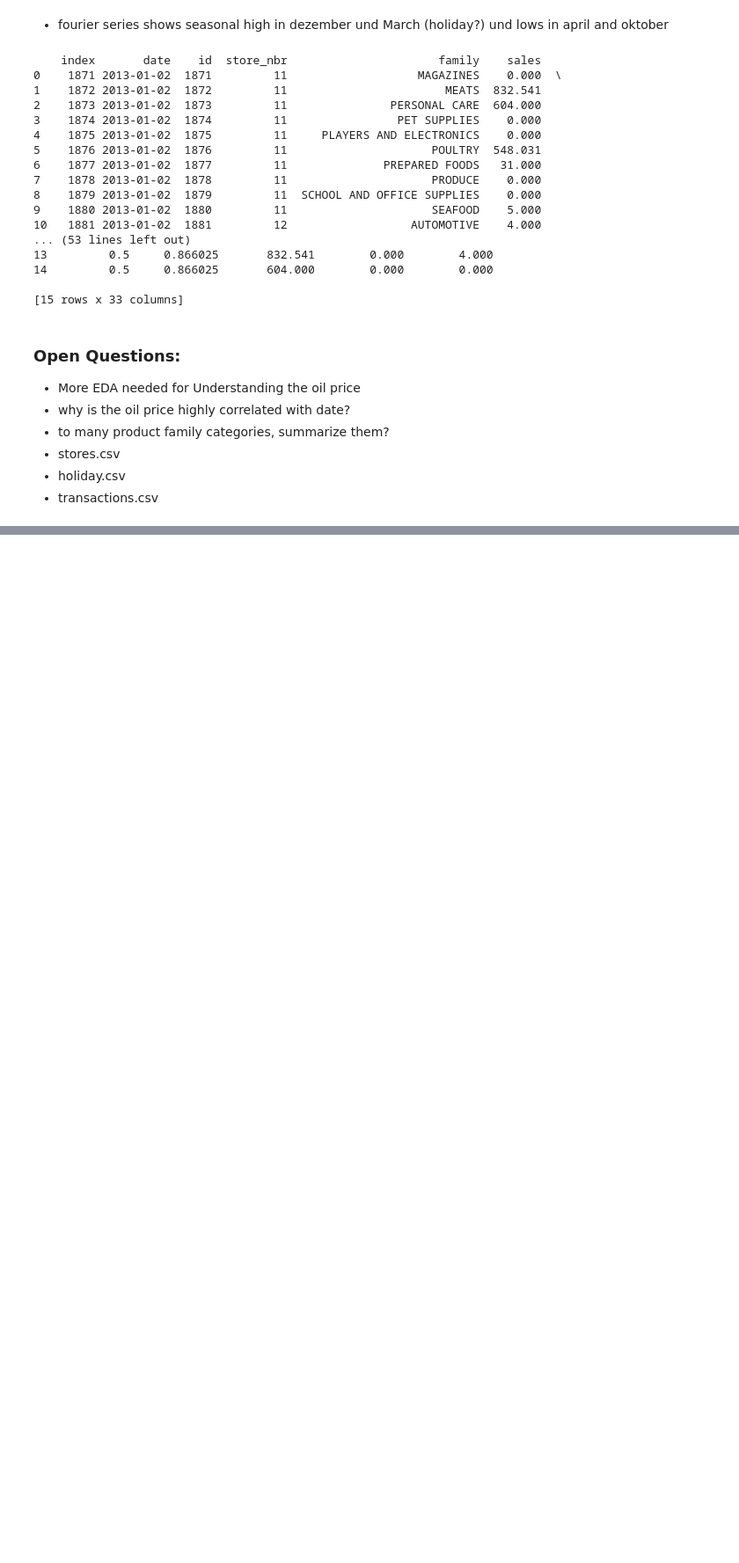
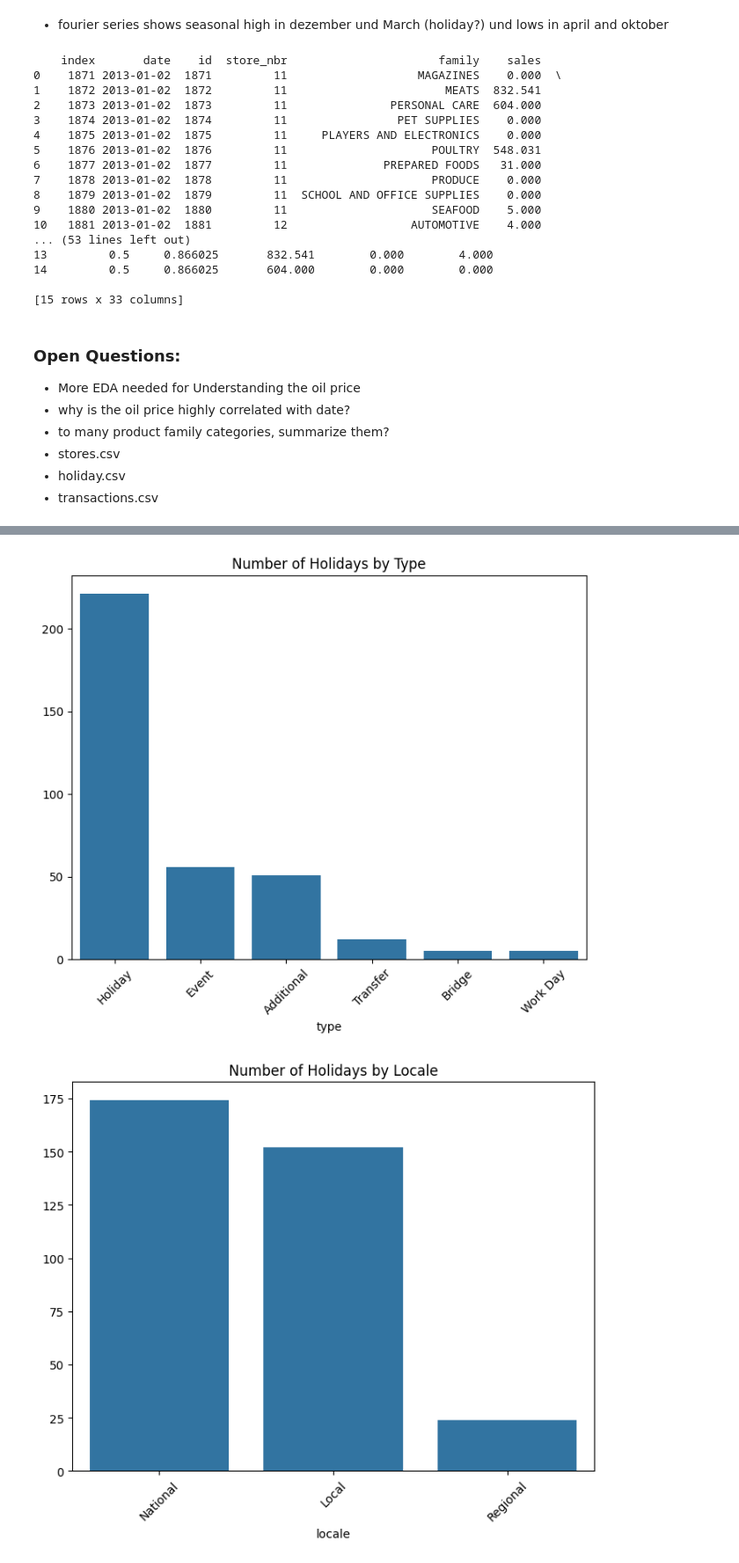
Before and after one commit to frederikerpenstein/capstone-project-sales-forecast, a Jupyter notebook: notebooks/01_Data_Load_EDA.ipynb, the cells around one changed output, grey strips where cells are left out. Shown at 88% size. Cells and saved outputs as stored; diff of their text form; code cells hidden in the pictures; blank space fills up the shorter version.

```diff
--- a/notebooks/01_Data_Load_EDA.ipynb
+++ b/notebooks/01_Data_Load_EDA.ipynb
@@ -733,0 +829,36 @@ print(df_combined.head(15))
+# %%
+holiday_type_count = df_holidays['type'].value_counts()
+plt.figure(figsize=(8, 6))
+sns.barplot(x=holiday_type_count.index, y=holiday_type_count.values)
+plt.title('Number of Holidays by Type')
+plt.xticks(rotation=45)
+plt.show()
+
+# Distribution of holidays by locale
+holiday_locale_count = df_holidays['locale'].value_counts()
+plt.figure(figsize=(8, 6))
+sns.barplot(x=holiday_locale_count.index, y=holiday_locale_count.values)
+plt.title('Number of Holidays by Locale')
+plt.xticks(rotation=45)
+plt.show()
+
+# Transferred holidays
+holiday_transferred_count = df_holidays['transferred'].value_counts()
+plt.figure(figsize=(6, 4))
+sns.barplot(x=holiday_transferred_count.index, y=holiday_transferred_count.values)
+plt.title('Transferred Holidays')
+plt.xticks(rotation=45)
+plt.show()
+
+# Holidays over time
+df_holidays['year'] = df_holidays['date'].dt.year
+holidays_per_year = df_holidays['year'].value_counts().sort_index()
+plt.figure(figsize=(14, 6))
+plt.plot(holidays_per_year.index, holidays_per_year.values, marker='o', linestyle='-')
+plt.title('Number of Holidays per Year')
+plt.xlabel('Year')
+plt.ylabel('Number of Holidays')
+plt.grid(True)
+# %% [output]
+[figure, added]
+[figure, added]
```
Also changed, not shown: parts of 27 cells of this notebook.
